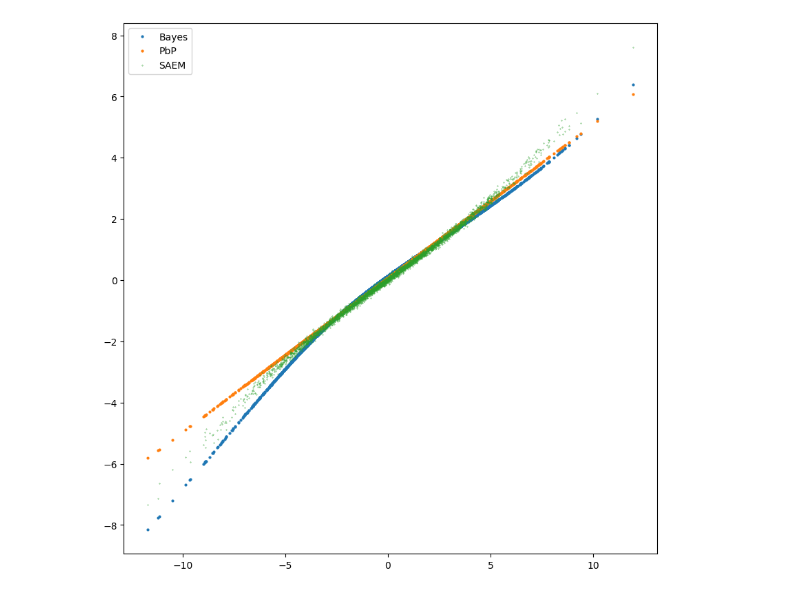
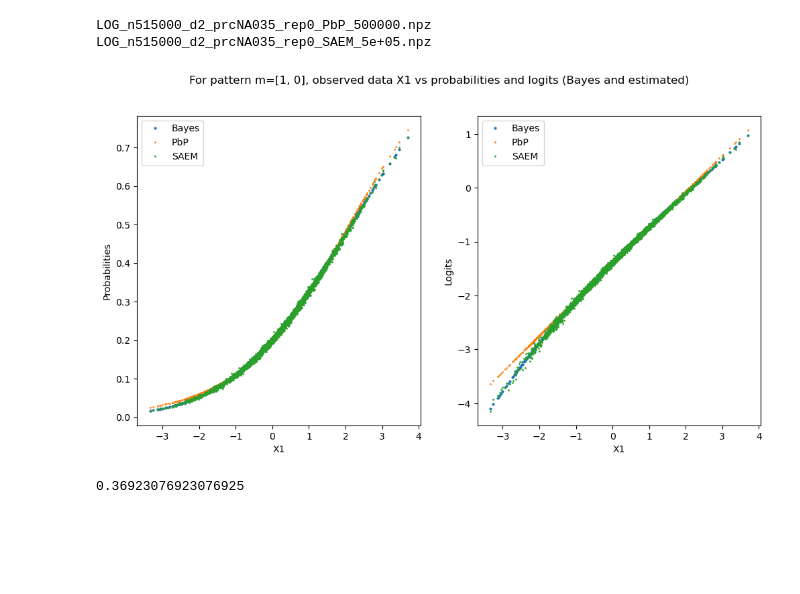
Before and after one commit to ChristopheMuller/logistic_with_NAs, a Jupyter notebook: 7_plot_pred_scores.ipynb, the cells around one changed output. Cells and saved outputs as stored; diff of their text form; code cells hidden in the pictures; blank space fills up the shorter version.

```diff
--- a/7_plot_pred_scores.ipynb
+++ b/7_plot_pred_scores.ipynb
@@ -548,13 +545,37 @@ plt.show()
-# %%
-logits_bayes = np.log(bayes_y_probs / (1 - bayes_y_probs))
-logits_PbP = np.log(pred_PbP / (1 - pred_PbP))
-logits_SAEM = np.log(pred_SAEM / (1 - pred_SAEM))
-
-plt.figure(figsize=(10,10))
-plt.plot(test["X_full"][idx,0], logits_bayes[idx], "o", markersize=2, label="Bayes")
-plt.plot(test["X_full"][idx,0], logits_PbP[idx], "o", markersize=2, label="PbP")
-plt.plot(test["X_full"][idx,0], logits_SAEM[idx], "o", markersize=0.3, label="SAEM")
-plt.legend()
-plt.show()
-# %% [output]
-[figure, removed]
+# %%
+plot_probs_and_logits(set_up, methods, simulation_set_up, X_dim=1, exp=exp, pattern=[1,0],
+                      pattern_probs={"bayes":[0.0,1.0], "true":[0,1]})
+# %% [output]
+LOG_n515000_d2_prcNA035_rep0_PbP_500000.npz
+LOG_n515000_d2_prcNA035_rep0_SAEM_5e+05.npz
+[figure, added]
+# %%
+exp = "ExpF"
+
+data = load_data(set_up, "test", exp)
+
+X_obs = data["X_obs"]
+M = data["M"]
+y = data["y"]
+
+data_bayes = load_data(set_up, "bayes", exp)
+y_bayes = data_bayes["y_probs_bayes"]
+
+pattern = [1,0]
+idx = get_index_pattern(pattern, M, remove_all_missing=True)
+
+y_bayes_low = 0.3
+y_bayes_up = 0.5
+
+# filter
+
+y_filtered = y[idx]
+y_bayes_filtered = y_bayes[idx]
+
+idx_filtered = (y_bayes_filtered > y_bayes_low) & (y_bayes_filtered < y_bayes_up)
+
+y_filtered = y_filtered[idx_filtered]
+
+print(np.mean(y_filtered))
+# %% [output]
+0.36923076923076925
```
Also changed, not shown: parts of 5 cells of this notebook, 18 other files.
